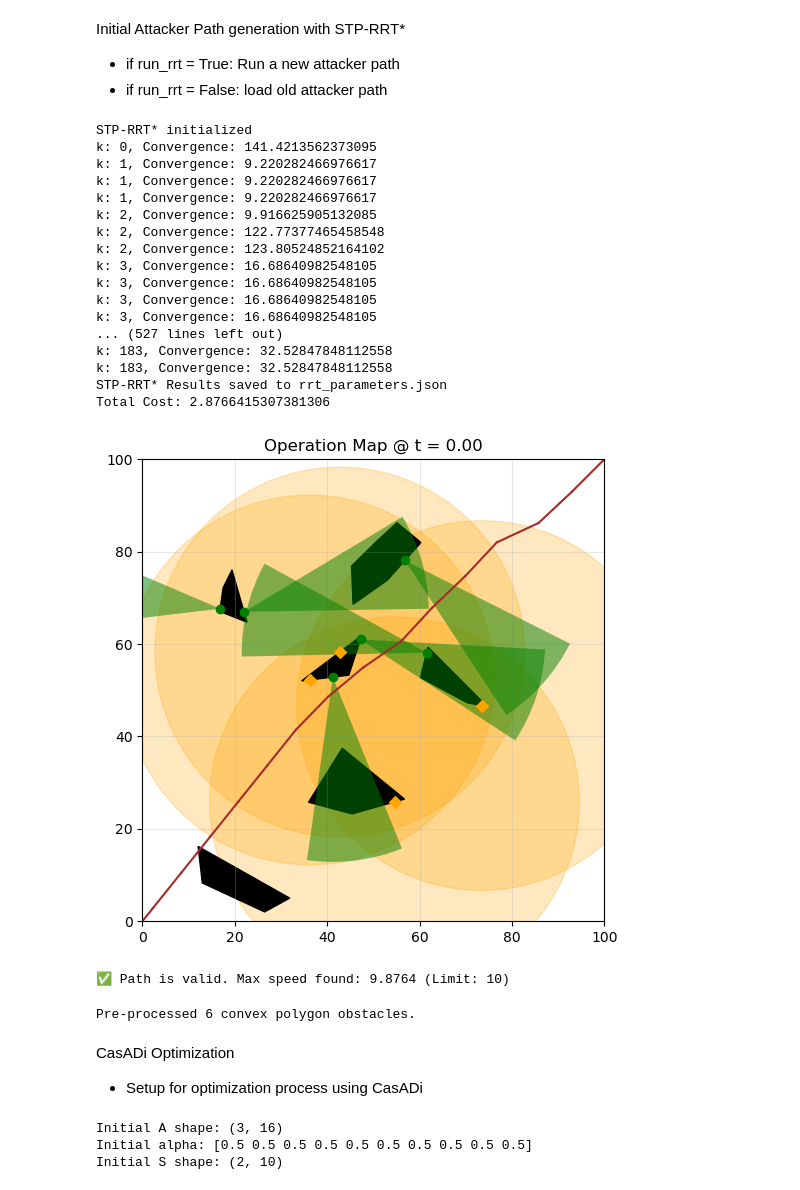
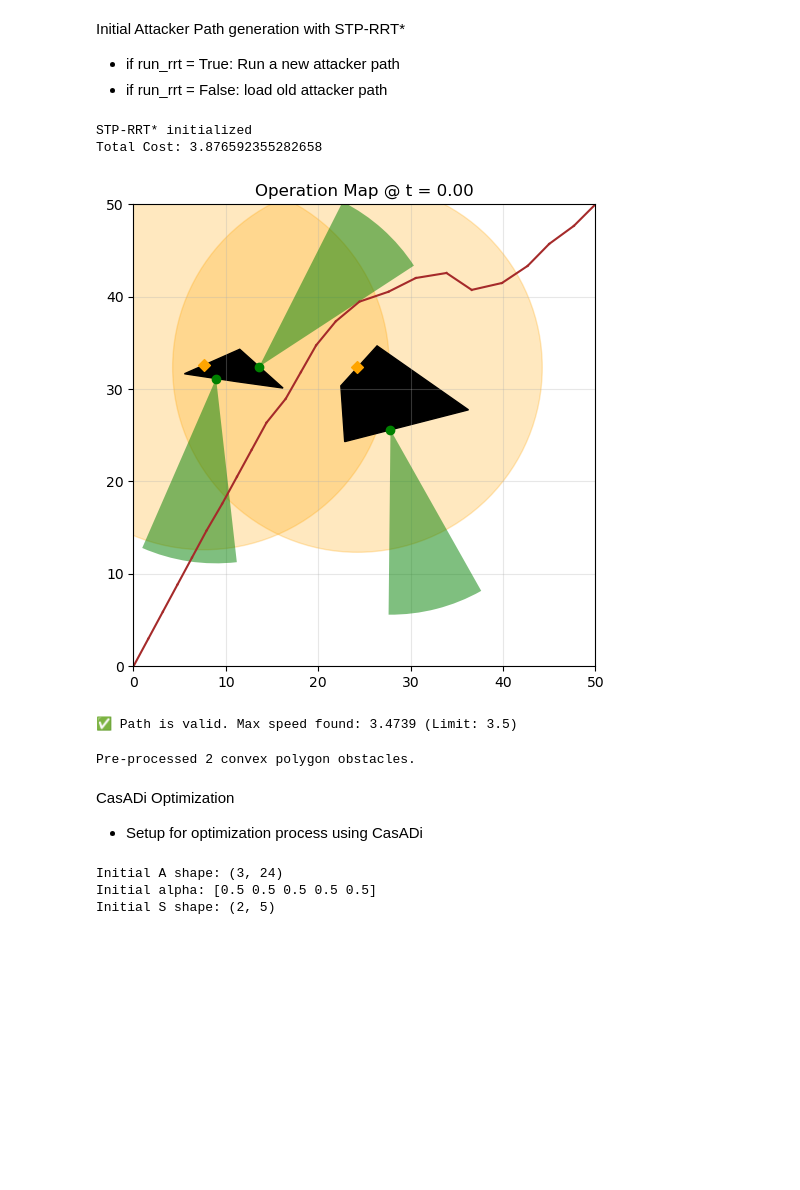
Before and after one commit to jeffersonkim97/Defender_Strategy, a Jupyter notebook: script/attacker_defender_game_iterative.ipynb, the cells around one changed output. Drawn from its saved outputs; the diff is of its cells as text; code cells hidden in the pictures; blank space fills up the shorter version.

```diff
--- a/script/attacker_defender_game_iterative.ipynb
+++ b/script/attacker_defender_game_iterative.ipynb
@@ -65,14 +65,16 @@ timestamp = now.strftime("%Y%m%d_%H%M%S")
 # cam_increment = 0.2
 # rng_seed = 10
 
-map_size = (100, 100)
-num_buildings = 6
-num_direc_sensor = 6
-num_omni_sensor = 4
+map_size = (50, 50)
+num_buildings = 2
+num_direc_sensor = 3
+num_omni_sensor = 2
 num_sensors = num_direc_sensor + num_omni_sensor
 fov_half_rad = np.deg2rad(15)
-max_range = 40
+max_range = 20
 panspeed_range = (np.deg2rad(-10), np.deg2rad(10))
 cam_period = 200
 cam_increment = 0.2
-rng_seed = 17
+# rng_seed = rn.randint(1, 100)
+rng_seed = 2
+print(rng_seed)
@@ -107,8 +111,8 @@ visualize_map_at_time(map_in, cam_dict, t=0, sensor_alpha=0.5)
 # %%
 # Setup for Attacker Strategy: STP-RRT*
 x0 = [0, 0, 0]
-xf = [100, 100, 300]
-vmax = 10
+xf = [50, 50, 120]
+vmax = 3.5
 
 stp_rrt_setup = {}
 stp_rrt_setup['x0'] = x0
@@ -144,7 +148,7 @@ Initial Attacker Path generation with STP-RRT*
 - if run_rrt = True: Run a new attacker path
 - if run_rrt = False: load old attacker path
 # %%
-run_rrt = True
+run_rrt = False
 debug = True
 
 # Initialize STP-RRT* Notebook
@@ -156,7 +160,7 @@ if run_rrt:
     # STP-RRT* Execution parameters
     x0 = x0          # start point
     nPartition = 5          # number of trees from the end point
-    compTimeLimit = 600     # computation time limit
+    compTimeLimit = 120     # computation time limit
 
     min_dist = np.sqrt((x0[0]-xf[0])**2 + (x0[1]-xf[1])**2)
     min_time = min_dist/vmax
@@ -174,50 +178,35 @@ if run_rrt:
         'path_time': total_path_time,
         'path': path,
         'Vstart': V_start,
         'Vgoal': V_goal,
         'Estart': E_start,
         'Egoal': E_goal,
     }
 
     with open("json/zero_sum_game/rrt_parameters.json", "w") as f:
         json.dump(rrt_parameters, f, indent=4)
     print("STP-RRT* Results saved to rrt_parameters.json")
 else:
     with open("json/zero_sum_game/rrt_parameters.json", 'r') as f:
         rrt_parameters = json.load(f)
 
     success_bool = rrt_parameters['success_bool']
     computation_time = rrt_parameters["computation_time"]
     total_path_distance = rrt_parameters["path_distance"]
     total_path_time = rrt_parameters["path_time"]
     path = rrt_parameters["path"]
     V_start = rrt_parameters["Vstart"]
     V_goal = rrt_parameters["Vgoal"]
     E_start = rrt_parameters["Estart"]
     E_goal = rrt_parameters["Egoal"]
 
 # Visualize RRT result
 visualize_map_at_time(map_in, cam_dict, t=0, sensor_alpha=0.5, algorithm_result=rrt_parameters)
 print('Total Cost: '+str(rrt_alg.detection_cost_for_path(path)))
 # %% [output]
 STP-RRT* initialized
-k: 0, Convergence: 141.4213562373095
-k: 1, Convergence: 9.220282466976617
-k: 1, Convergence: 9.220282466976617
-k: 1, Convergence: 9.220282466976617
-k: 2, Convergence: 9.916625905132085
-k: 2, Convergence: 122.77377465458548
-k: 2, Convergence: 123.80524852164102
-k: 3, Convergence: 16.68640982548105
-k: 3, Convergence: 16.68640982548105
-k: 3, Convergence: 16.68640982548105
-k: 3, Convergence: 16.68640982548105
-... (527 lines left out)
-k: 183, Convergence: 32.52847848112558
-k: 183, Convergence: 32.52847848112558
-STP-RRT* Results saved to rrt_parameters.json
-Total Cost: 2.8766415307381306
+Total Cost: 3.876592355282658
-[figure, old version]
+[figure, new version]
 # %%
 # Checking that the path obeys the maximum speed constraint
 # Original Code written from Joseph
@@ -265,7 +254,7 @@ def verify_path_speed(path, vmax):
 # Run the check on your variables
 verify_path_speed(path, vehicle['v'])
 # %% [output]
-✅ Path is valid. Max speed found: 9.8764 (Limit: 10)
+✅ Path is valid. Max speed found: 3.4739 (Limit: 3.5)
 # %%
 # Helper function to compute Half-Space parameters for a convex polygon
 # Original code written by Joseph
@@ -320,20 +309,6 @@ def get_polygon_half_space_constraints(poly_vertices: np.ndarray) -> tuple[np.nd
         mid_point = (v1 + v2) / 2.0
         vec_to_centroid = np.array(centroid) - mid_point
 
-        # # OLD WAY WITH NORMAL VECTORS POINTING INWARD
-        # # If the dot product is negative, n1 points away from the centroid (outward)
-        # # We want the *inward* normal, which points towards the centroid
-        # if np.dot(n1, vec_to_centroid) < 0:
-        #     # n1 is outward, so the inward normal is -n1
-        #     a_i = -n1
-        # else:
-        #     # n1 is inward
-        #     a_i = n1
-
-        # --- FIX: ENSURE OUTWARD NORMAL ---
-        # We want the normal to point AWAY from the centroid.
-        # So dot product with vec_to_centroid should be NEGATIVE.
-
         if np.dot(n1, vec_to_centroid) < 0:
             # n1 points OUT (Good!)
             a_i = n1
@@ -362,7 +337,7 @@ for i in range(map_in['st']['n']):
 
 print(f"Pre-processed {len(obstacle_constraints)} convex polygon obstacles.")
 # %% [output]
-Pre-processed 6 convex polygon obstacles.
+Pre-processed 2 convex polygon obstacles.
 # %% [markdown]
 CasADi Optimization
 - Setup for optimization process using CasADi
@@ -897,16 +841,17 @@ S_init = np.column_stack([
 ])
 
 # Alternative loop parameter
-max_iters = 60
+max_iters = 10
 tol_alpha = 1e-3
 tol_A = 1e-3
 tol_cost = 1e-4
+N_attk = 250 # Number of timestamp
 
 # Sanity check:
 print("Initial A shape:", A_initial.shape)   # (3, K)
 print("Initial alpha:", alpha_init_vec)
 print("Initial S shape:", S_init.shape)    # (2, M)
 # %% [output]
-Initial A shape: (3, 16)
-Initial alpha: [0.5 0.5 0.5 0.5 0.5 0.5 0.5 0.5 0.5 0.5]
-Initial S shape: (2, 10)
+Initial A shape: (3, 24)
+Initial alpha: [0.5 0.5 0.5 0.5 0.5]
+Initial S shape: (2, 5)
```
Also changed, not shown: parts of 9 cells of this notebook, 24 other files.
